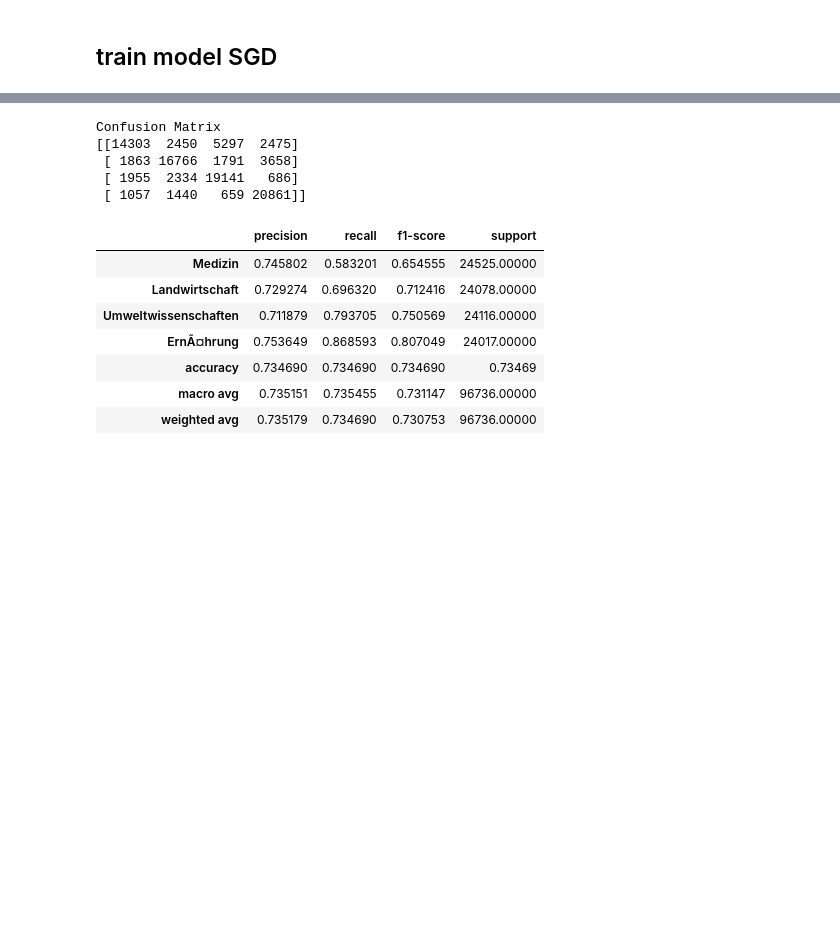
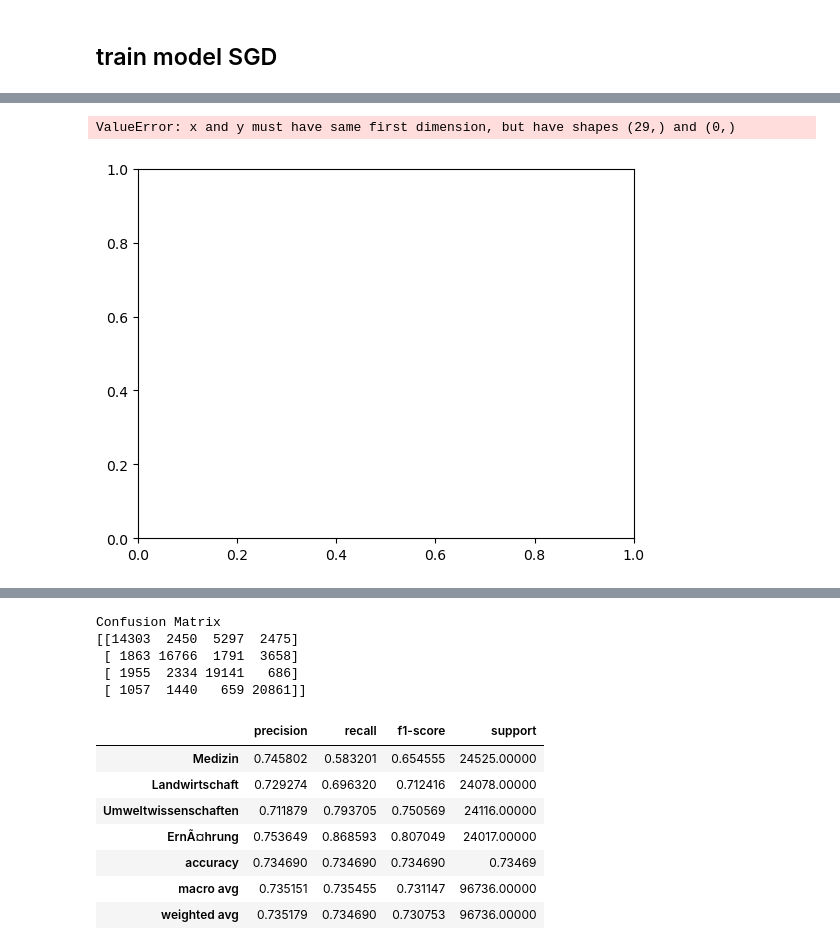
Before and after one commit to mullrich192/BA_text_classification, a Jupyter notebook: code/13_classification_SGD.ipynb, the cells around one changed output, grey strips where cells are left out. Saved outputs shown, nothing was run; the diff lists cells and outputs as text; code cells hidden in the pictures; blank space fills up the shorter version.

Commit message:
visualization and documentation

```diff
--- a/code/13_classification_SGD.ipynb
+++ b/code/13_classification_SGD.ipynb
@@ -121,6 +174,6 @@ sgd_model = Pipeline([
                 ('vect', CountVectorizer(lowercase=False,stop_words=None,tokenizer=None)),
                 ('tfidf', TfidfTransformer(use_idf=True,norm="l2")),
                 ('clf', SGDClassifier(loss='hinge', penalty='l2',
-                                        alpha=1e-3, random_state=42,
-                                        max_iter=5, tol=None))
-   ])
+                           alpha=1e-3, random_state=42,learning_rate="optimal",
+                           tol=None))
+                     ])
@@ -126,0 +278,12 @@ sgd_model = Pipeline([
+# %%
+# Plotte den Loss-Funktionsverlauf
+plt.plot(range(sgd_model['clf'].max_iter), train_losses, label='Train Loss')
+plt.plot(range(sgd_model['clf'].max_iter), test_losses, label='Test Loss')
+plt.xlabel('Iteration')
+plt.ylabel('Hinge Loss')
+plt.legend()
+plt.title('Hinge Loss-Funktionsverlauf des SGDClassifiers')
+plt.show()
+# %% [output]
+ValueError: x and y must have same first dimension, but have shapes (29,) and (0,)
+[figure, added]
```
Also changed, not shown: parts of 24 cells of this notebook, 12 other files.
